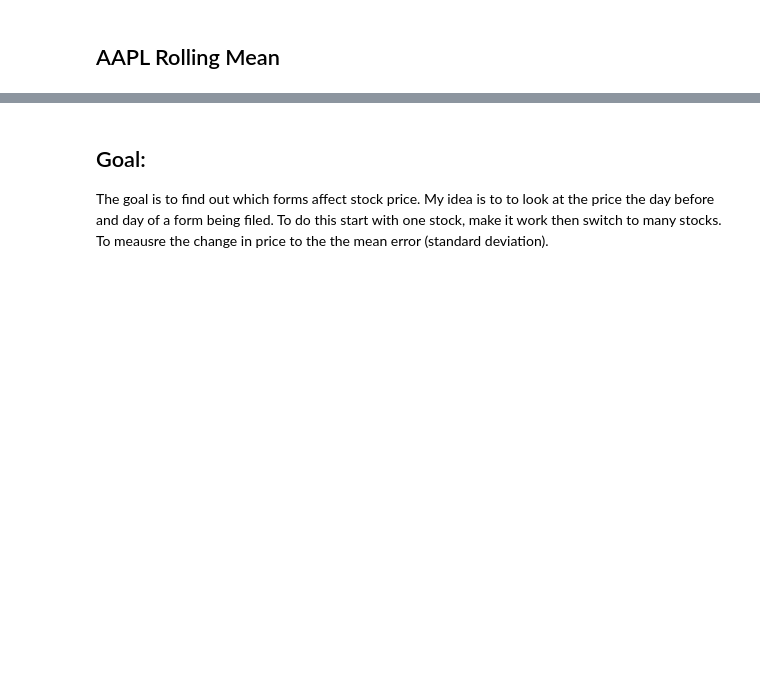
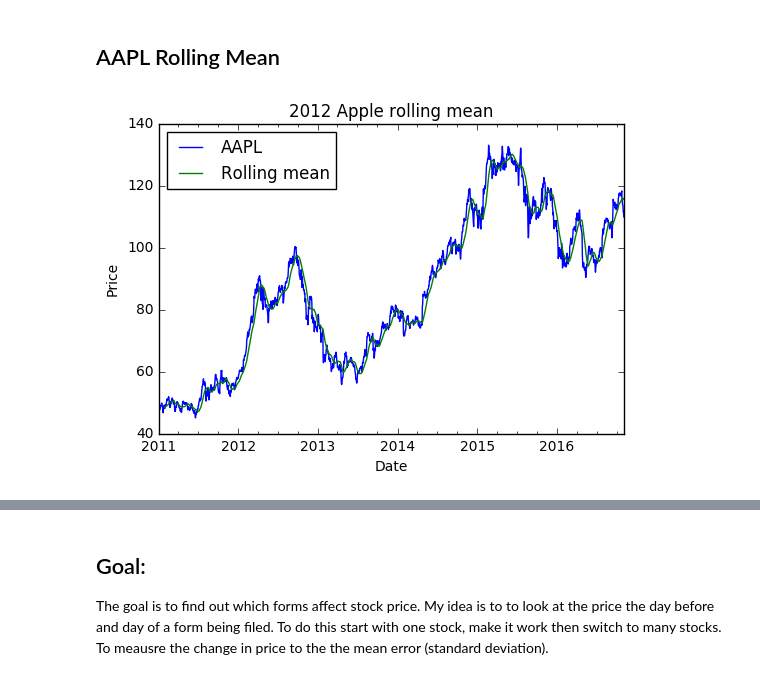
Before and after one commit to lancekrogers/Discontinued_SEC_ALGO_ANALYSIS, a Jupyter notebook: Testing Notebook -- Collecting stock price data.ipynb, the cells around one changed output, grey strips where cells are left out. Saved outputs shown, nothing was run; the diff lists cells and outputs as text; code cells hidden in the pictures; blank space fills up the shorter version.

```diff
--- a/Testing Notebook -- Collecting stock price data.ipynb
+++ b/Testing Notebook -- Collecting stock price data.ipynb
@@ -293,8 +322,8 @@ def get_data(symbols, dates, eod_df):
     count = 0
     for symbol in symbols:
         # TODO: Read and join data for each symbol
-        temp_df = pd.DataFrame(eod_df[eod_df['Symbol'] == symbol], columns=['Close'])
-        temp_df = temp_df.rename(columns={'Close': symbol})
+        temp_df = pd.DataFrame(eod_df[eod_df['symbol'] == symbol], columns=['close'])
+        temp_df = temp_df.rename(columns={'close': symbol})
         df = df.join(temp_df)
         df = df.dropna()
     return df
@@ -306,33 +335,35 @@ def plot_data(df, title='Stock Prices', ylabel="Price", xlabel="Date"):
     ax.set_xlabel(xlabel)
     ax.set_ylabel(ylabel)
     plt.show()
 
 
 def test_run():
     # Read data
     dates = pd.date_range('2011-01-01', '2016-12-31')
     symbols = ['AAPL']
     df = get_data(symbols, dates, five_year_nasdaq_df)
 
     # Plot SPY data, retain matplotlib axis object
     ax = df['AAPL'].plot(title='2012 Apple rolling mean', label='AAPL')
 
     # Compute the rolling mean using a 20 day window
     rm_AAPL = pd.rolling_mean(df['AAPL'], window=20)
 
     # Add rolling mean to same plot
     rm_AAPL.plot(label='Rolling mean', ax=ax)
 
     # Add axis labels and legend
     ax.set_xlabel('Date')
     ax.set_ylabel('Price')
     ax.legend(loc='upper left')
     plt.show()
 
 
 
 if __name__ == "__main__":
     test_run()
+# %% [output]
+[figure, added]
 # %%
 dates = pd.date_range('2011-01-22', '2011-04-26')
 get_data(['AAPL', 'ACET'], dates, five_year_nasdaq_df).head()
```
Also changed, not shown: parts of 8 cells of this notebook.
